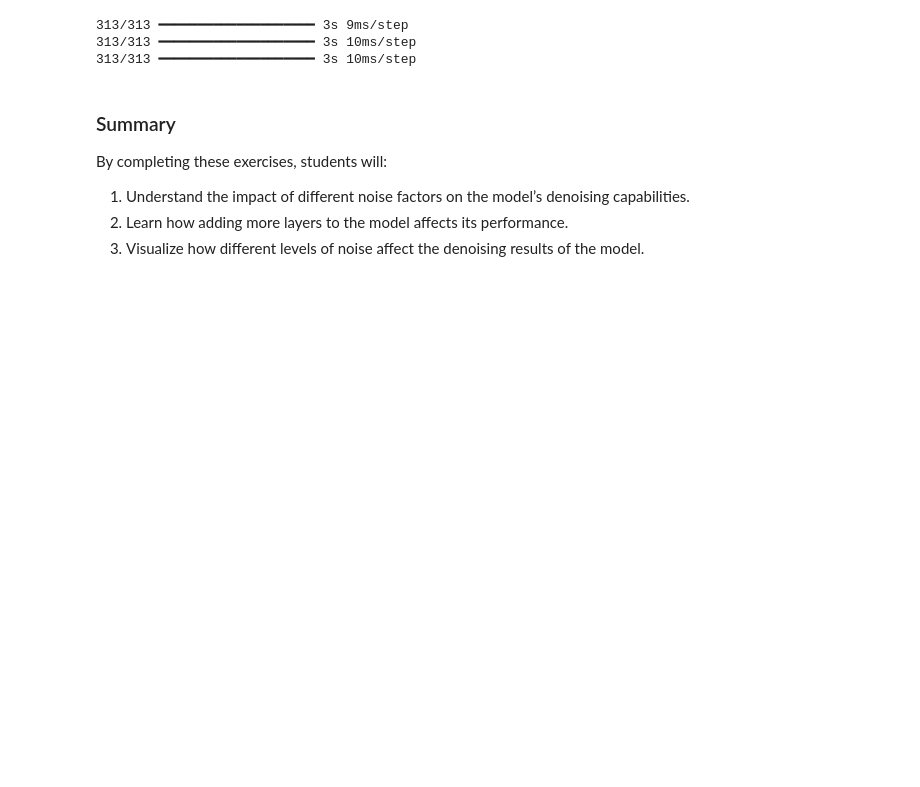
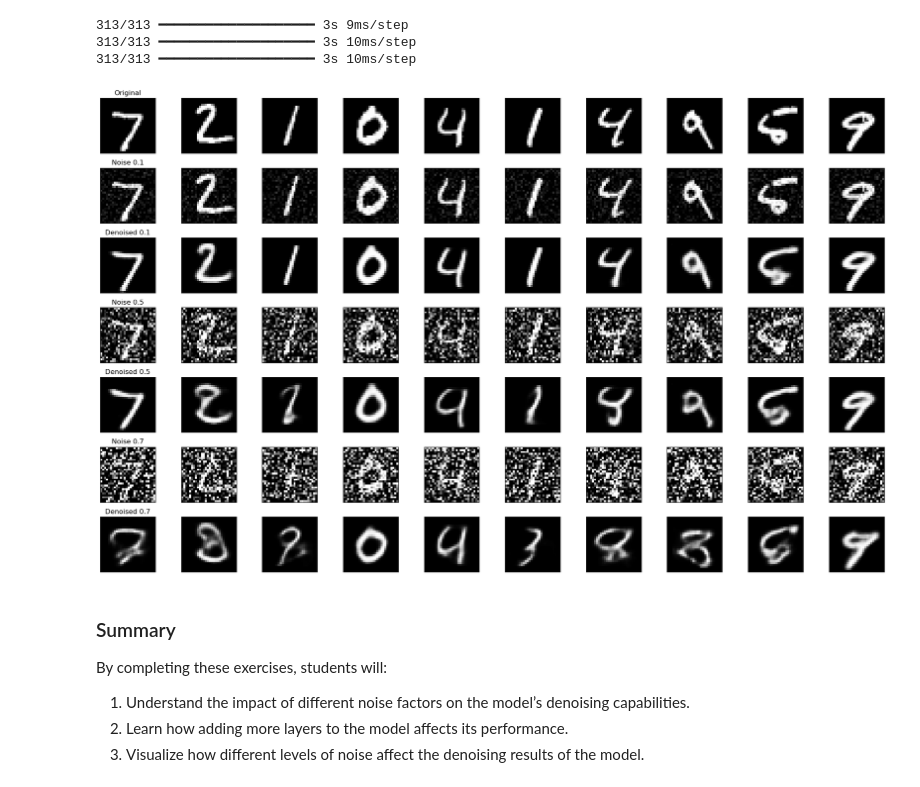
Before and after one commit to ankitrijal2054/Practice_Keras, a Jupyter notebook: Implementing-Diffusion-Models.ipynb, the cells around one changed output. Drawn from its saved outputs; the diff is of its cells as text; code cells hidden in the pictures; blank space fills up the shorter version.

```diff
--- a/Implementing-Diffusion-Models.ipynb
+++ b/Implementing-Diffusion-Models.ipynb
@@ -351,0 +330,15 @@ diffusion_model.fit(x_train_noisy, x_train,
+# %%
+# Add noise to the data
+noise_factor = 0.5
+x_train_noisy = x_train + noise_factor * np.random.normal(loc=0.0, scale=1.0, size=x_train.shape)
+x_test_noisy = x_test + noise_factor * np.random.normal(loc=0.0, scale=1.0, size=x_test.shape)
+
+# Clip the values to be within the range [0, 1]
+x_train_noisy = np.clip(x_train_noisy, 0., 1.)
+x_test_noisy = np.clip(x_test_noisy, 0., 1.)
+
+diffusion_model.fit(x_train_noisy, x_train,
+                    epochs=10,
+                    batch_size=128,
+                    shuffle=True,
+                    validation_data=(x_test_noisy, x_test))
@@ -379,52 +394,63 @@ x_test_noisy_3, denoised_images_3 = predict_with_noise(0.7)
 313/313 ━━━━━━━━━━━━━━━━━━━━ 3s 10ms/step
 313/313 ━━━━━━━━━━━━━━━━━━━━ 3s 10ms/step
 # %%
-# Visualize the results
 n = 10  # Number of digits to display
-plt.figure(figsize=(20, 6))
+plt.figure(figsize=(20, 12))  # Adjust height for more rows
+
 for i in range(n):
     # Display original
-    ax = plt.subplot(7, n, i + 1)
+    ax = plt.subplot(7, n, i + 1)  # Row 1
     plt.imshow(x_test[i].reshape(28, 28), cmap='gray')
     ax.get_xaxis().set_visible(False)
     ax.get_yaxis().set_visible(False)
+    ax.set_title("Original" if i == 0 else "")
 
     # Display noisy 0.1
-    ax = plt.subplot(7, n, i + 1 + n)
+    ax = plt.subplot(7, n, i + 1 + n)  # Row 2
     plt.imshow(x_test_noisy_1[i].reshape(28, 28), cmap='gray')
     ax.get_xaxis().set_visible(False)
     ax.get_yaxis().set_visible(False)
+    ax.set_title("Noise 0.1" if i == 0 else "")
 
-    # Display denoised
-    ax = plt.subplot(7, n, i + 1 + 2*n)
+    # Display denoised 0.1
+    ax = plt.subplot(7, n, i + 1 + 2 * n)  # Row 3
     plt.imshow(denoised_images_1[i].reshape(28, 28), cmap='gray')
     ax.get_xaxis().set_visible(False)
     ax.get_yaxis().set_visible(False)
+    ax.set_title("Denoised 0.1" if i == 0 else "")
 
     # Display noisy 0.5
-    ax = plt.subplot(7, n, i + 1 + n)
+    ax = plt.subplot(7, n, i + 1 + 3 * n)  # Row 4
     plt.imshow(x_test_noisy_2[i].reshape(28, 28), cmap='gray')
     ax.get_xaxis().set_visible(False)
     ax.get_yaxis().set_visible(False)
+    ax.set_title("Noise 0.5" if i == 0 else "")
 
-    # Display denoised
-    ax = plt.subplot(7, n, i + 1 + 2*n)
+    # Display denoised 0.5
+    ax = plt.subplot(7, n, i + 1 + 4 * n)  # Row 5
     plt.imshow(denoised_images_2[i].reshape(28, 28), cmap='gray')
     ax.get_xaxis().set_visible(False)
     ax.get_yaxis().set_visible(False)
+    ax.set_title("Denoised 0.5" if i == 0 else "")
 
     # Display noisy 0.7
-    ax = plt.subplot(7, n, i + 1 + n)
+    ax = plt.subplot(7, n, i + 1 + 5 * n)  # Row 6
     plt.imshow(x_test_noisy_3[i].reshape(28, 28), cmap='gray')
     ax.get_xaxis().set_visible(False)
     ax.get_yaxis().set_visible(False)
+    ax.set_title("Noise 0.7" if i == 0 else "")
 
-    # Display denoised
-    ax = plt.subplot(7, n, i + 1 + 2*n)
+    # Display denoised 0.7
+    ax = plt.subplot(7, n, i + 1 + 6 * n)  # Row 7
     plt.imshow(denoised_images_3[i].reshape(28, 28), cmap='gray')
     ax.get_xaxis().set_visible(False)
     ax.get_yaxis().set_visible(False)
+    ax.set_title("Denoised 0.7" if i == 0 else "")
+
+plt.tight_layout()
 plt.show()
+# %% [output]
+[figure, added]
 # %% [markdown]
 ### Summary
 
```
Also changed, not shown: parts of 4 cells of this notebook.
